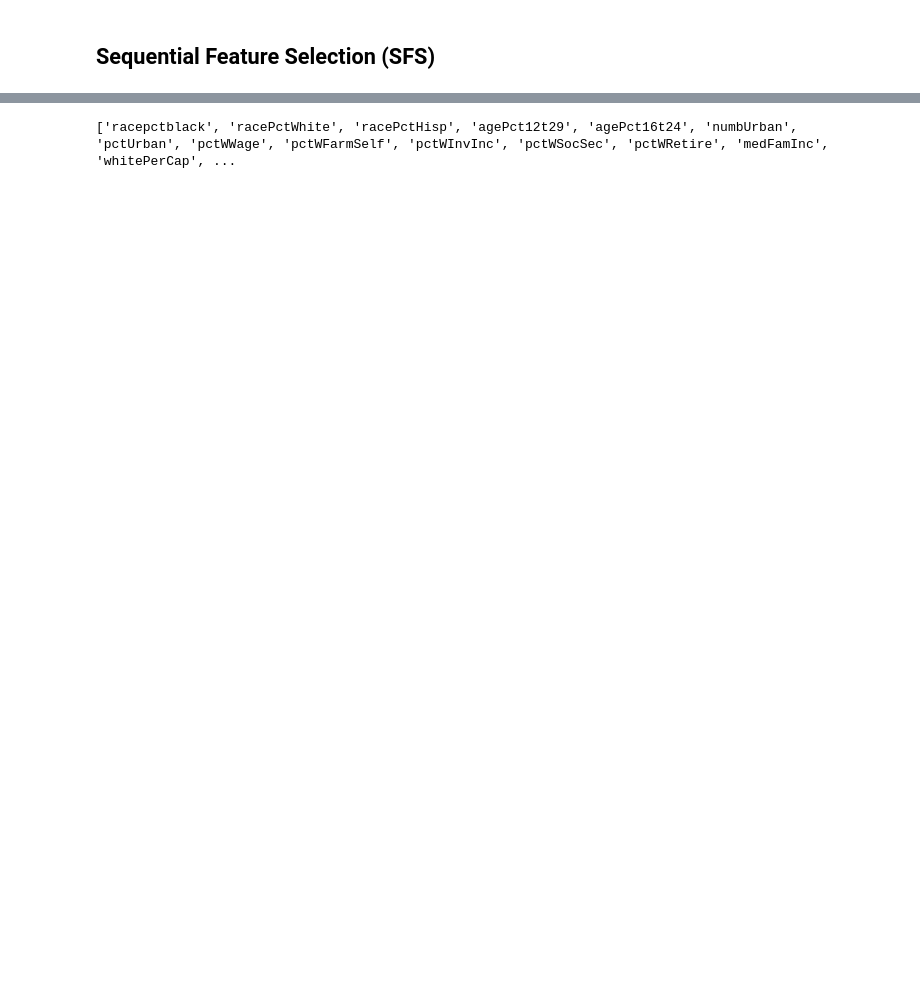
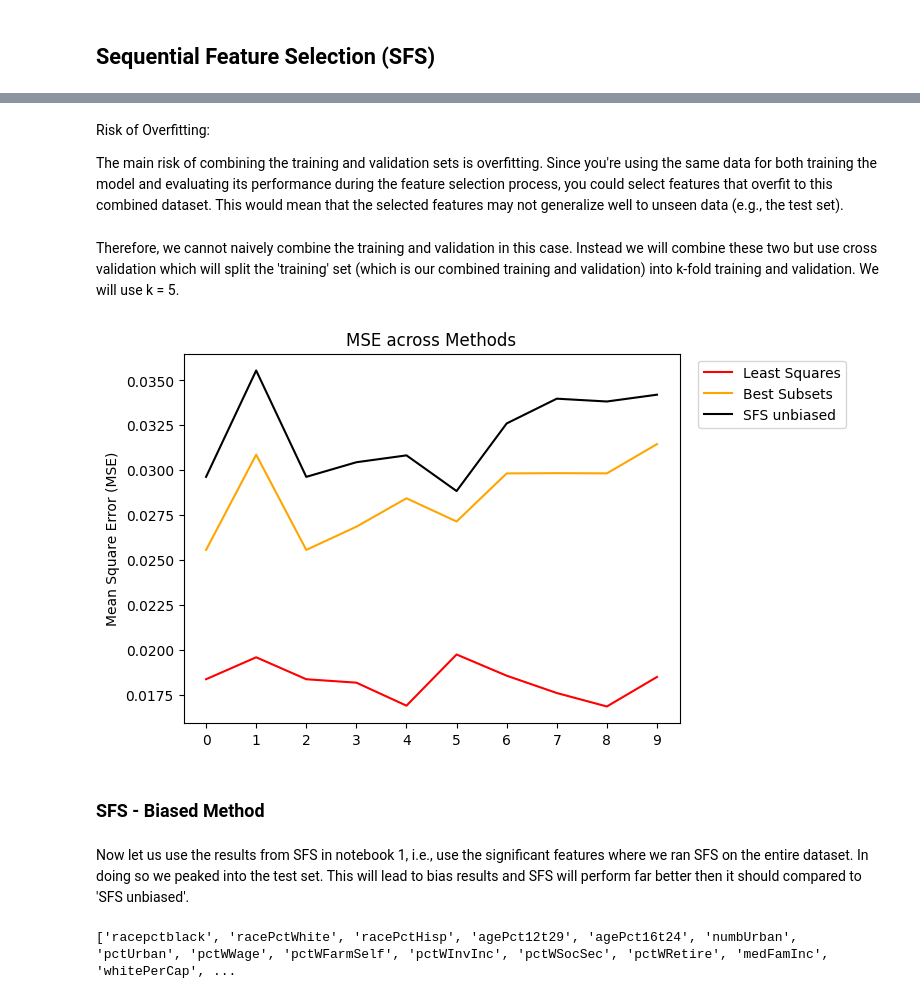
Before and after one commit to dimitris-markopoulos/CrimePredictor-ML, a Jupyter notebook: 3_HyperparameterTuning&Eval.ipynb, the cells around one changed output, grey strips where cells are left out. Cells and saved outputs as stored; diff of their text form; code cells hidden in the pictures; blank space fills up the shorter version.

```diff
--- a/3_HyperparameterTuning&Eval.ipynb
+++ b/3_HyperparameterTuning&Eval.ipynb
@@ -160,0 +296,6 @@ We have already run this in notebook 1.  Import significant coefficients.
+# %% [markdown]
+Risk of Overfitting:
+
+The main risk of combining the training and validation sets is overfitting. Since you're using the same data for both training the model and evaluating its performance during the feature selection process, you could select features that overfit to this combined dataset. This would mean that the selected features may not generalize well to unseen data (e.g., the test set).
+# %% [markdown]
+Therefore, we cannot naively combine the training and validation in this case.  Instead we will combine these two but use cross validation which will split the 'training' set (which is our combined training and validation) into k-fold training and validation.  We will use k = 5.
@@ -161,2 +374,17 @@ We have already run this in notebook 1.  Import significant coefficients.
+# %%
+plt.plot(methods_mse['Least Squares'].values(), label = 'Least Squares', color = 'red')
+plt.plot(methods_mse['Best Subsets'].values(), label = 'Best Subsets', color = 'orange')
+plt.plot(methods_mse['SFS unbiased'].values(), label = 'SFS unbiased', color = 'black')
+
+plt.ylabel('Mean Square Error (MSE)')
+plt.title('MSE across Methods')
+plt.legend(loc='upper right', bbox_to_anchor=(1.35, 1));
+plt.xticks(range(0, 10, 1));
+# %% [output]
+[figure, added]
+# %% [markdown]
+### SFS - Biased Method
+# %% [markdown]
+Now let us use the results from SFS in notebook 1, i.e., use the significant features where we ran SFS on the entire dataset. In doing so we peaked into the test set.  This will lead to bias results and SFS will perform far better then it should compared to 'SFS unbiased'.
 # %%
 significantfeaturesSFS = significantfeatures_dict['SFS']
```
Also changed, not shown: parts of 49 cells of this notebook.
